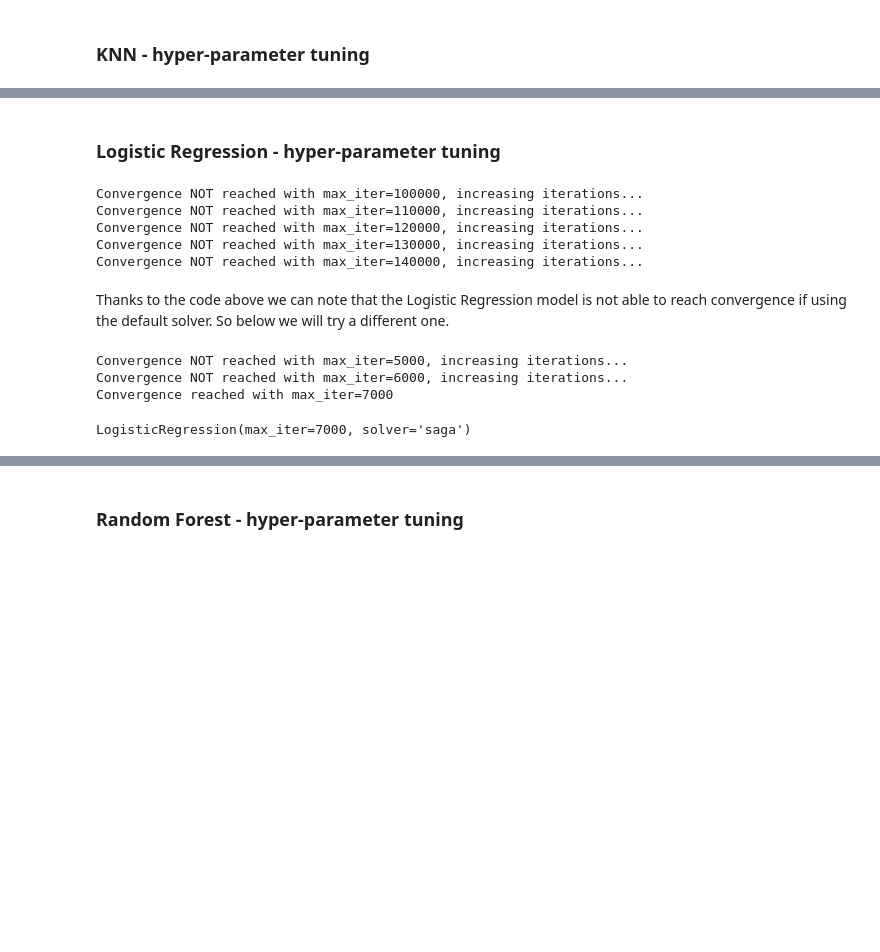
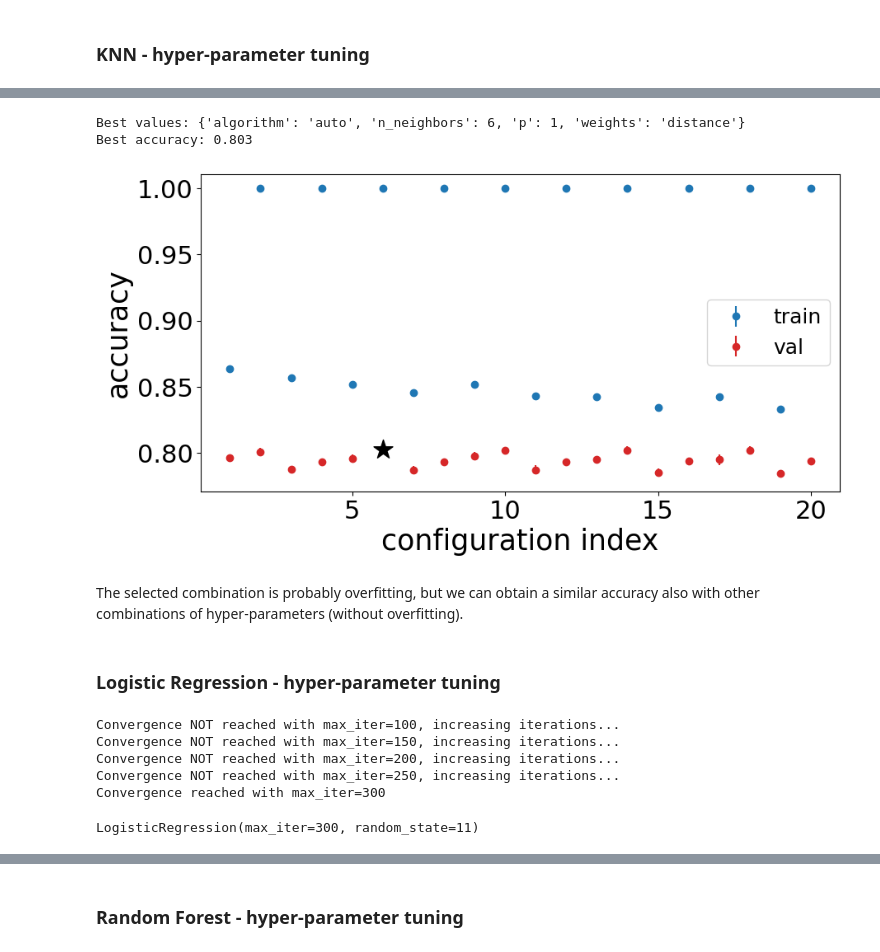
Before and after one commit to iochia02/ML4N_project, a Jupyter notebook: Code/3-supervised_learning.ipynb, the cells around one changed output, grey strips where cells are left out. Drawn from its saved outputs; the diff is of its cells as text; code cells hidden in the pictures; blank space fills up the shorter version.

```diff
--- a/Code/3-supervised_learning.ipynb
+++ b/Code/3-supervised_learning.ipynb
@@ -56,0 +80,4 @@ Then, we proceed analyzing their performances using the default parameters.
+# %%
+# Label encoding
+le = LabelEncoder()
+df_cleaned['label'] = le.fit_transform(df['label'])
@@ -57,7 +86,7 @@ Then, we proceed analyzing their performances using the default parameters.
 # %%
-X_df = df.drop(columns='label').to_numpy()
-y_df = df[['label']].to_numpy()
+X_df = df_cleaned.drop(columns='label')
+y_df = df_cleaned[['label']]
 
 # run stratified training-test splitting using train_test_split
-X_train_val, X_test, y_train_val, y_test = train_test_split(X_df, y_df, stratify=y_df, train_size=0.7, random_state=15)
-y_train_val, y_test = np.ravel(y_train_val), np.ravel(y_test)
+X_train_val_in, X_test_in, y_train_val, y_test = train_test_split(X_df, y_df, stratify=y_df, train_size=0.7, random_state=15)
+y_train_val, y_test = np.ravel(y_train_val.to_numpy()), np.ravel(y_test.to_numpy())
@@ -63,0 +112,15 @@ y_train_val, y_test = np.ravel(y_train_val), np.ravel(y_test)
+# %%
+scaler = StandardScaler()
+columns = X_train_val_protocol.columns
+
+X_train_val_scaled = X_train_val_protocol.copy()
+X_test_scaled = X_test_protocol.copy()
+
+for col in columns:
+
+    # fit the scaler on the data
+    scaler.fit(X_train_val_protocol[col].values.reshape(-1, 1))
+
+    # transform the data
+    X_train_val_scaled[col] = scaler.transform(X_train_val_protocol[col].values.reshape(-1, 1))
+    X_test_scaled[col] = scaler.transform(X_test_protocol[col].values.reshape(-1, 1))
@@ -498,0 +430,14 @@ The best accuracy value (0.81) is reached using:
+# %%
+param_grid_knn = {
+    'n_neighbors': [5, 6, 7, 8, 9],
+    'weights': ['uniform', 'distance'],
+    'p': [1, 2],
+    'algorithm': ['auto']
+}
+
+grid_search_knn = GridSearchCV(
+    estimator=KNeighborsClassifier(), param_grid=param_grid_knn, scoring=make_scorer(accuracy_score),
+    refit=True, cv=5, n_jobs=-1,
+    return_train_score = True, verbose=4)
+
+grid_search_knn.fit(X_train_val, y_train_val)
@@ -499,3 +462,13 @@ The best accuracy value (0.81) is reached using:
+# %%
+print('Best values:', grid_search_knn.best_params_)
+print(f'Best accuracy: {grid_search_knn.best_score_:.3f}')
+plot_grid_search_graph(grid_search_knn)
+# %% [output]
+Best values: {'algorithm': 'auto', 'n_neighbors': 6, 'p': 1, 'weights': 'distance'}
+Best accuracy: 0.803
+[figure, added]
+# %% [markdown]
+The selected combination is probably overfitting, but we can obtain a similar accuracy also with other combinations of hyper-parameters (without overfitting).
 # %% [markdown]
 ### Logistic Regression - hyper-parameter tuning
 # %%
@@ -503,11 +476,11 @@ The best accuracy value (0.81) is reached using:
 def fit_until_convergence(X_train, y_train, max_iter_start, step, solver='lbfgs'):
     max_iter = max_iter_start
     count = 0
-    while count < 5:
+    while count < 10:
         try:
             with warnings.catch_warnings():
                 warnings.filterwarnings("error", category=ConvergenceWarning)
-                lr_clf = LogisticRegression(max_iter=max_iter, solver=solver)
+                lr_clf = LogisticRegression(max_iter=max_iter, solver=solver, random_state=11)
                 lr_clf.fit(X_train, y_train)
             print(f"Convergence reached with max_iter={max_iter}")
             return lr_clf   # return the trained model
@@ -518,22 +491,11 @@ def fit_until_convergence(X_train, y_train, max_iter_start, step, solver='lbfgs'
 
 # Now we try to observe if the model reaches convergence using the default solver ('lbfgs')
 
-fit_until_convergence(X_train_val, y_train_val, max_iter_start=100000, step=10000, solver='lbfgs')
+fit_until_convergence(X_train_val, y_train_val, max_iter_start=100, step=50, solver='lbfgs')
 # %% [output]
-Convergence NOT reached with max_iter=100000, increasing iterations...
-Convergence NOT reached with max_iter=110000, increasing iterations...
-Convergence NOT reached with max_iter=120000, increasing iterations...
-Convergence NOT reached with max_iter=130000, increasing iterations...
-Convergence NOT reached with max_iter=140000, increasing iterations...
+Convergence NOT reached with max_iter=100, increasing iterations...
+Convergence NOT reached with max_iter=150, increasing iterations...
+Convergence NOT reached with max_iter=200, increasing iterations...
+Convergence NOT reached with max_iter=250, increasing iterations...
+Convergence reached with max_iter=300
+LogisticRegression(max_iter=300, random_state=11)
-# %% [markdown]
-Thanks to the code above we can note that the Logistic Regression model is not able to reach convergence if using the default solver.
-So below we will try a different one.
-# %%
-# Now we try to observe if the model reaches convergence using the 'saga' solver
-
-fit_until_convergence(X_train_val, y_train_val, max_iter_start=5000, step=1000, solver='saga')
-# %% [output]
-Convergence NOT reached with max_iter=5000, increasing iterations...
-Convergence NOT reached with max_iter=6000, increasing iterations...
-Convergence reached with max_iter=7000
-LogisticRegression(max_iter=7000, solver='saga')
```
Also changed, not shown: parts of 79 cells of this notebook.
